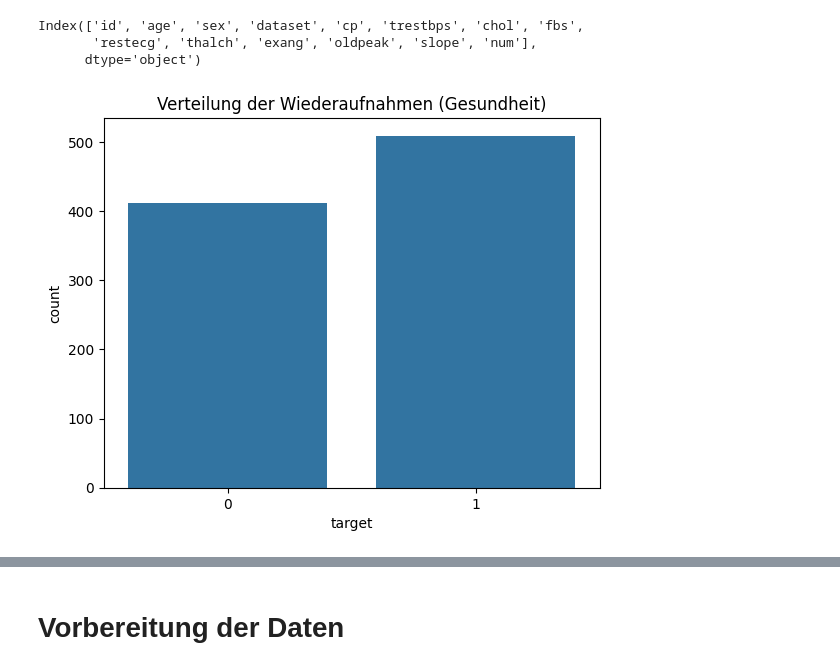
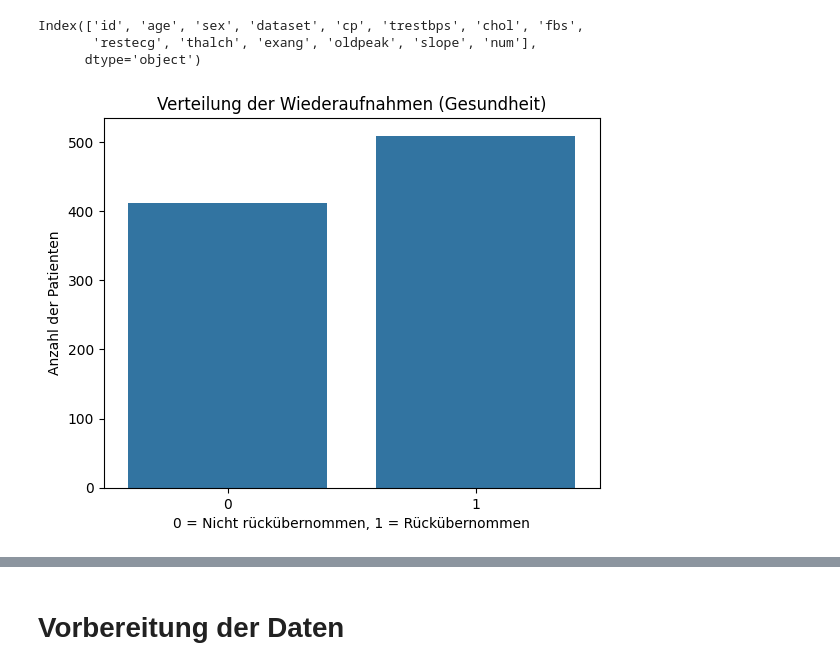
Before and after one commit to lionelcarine/Data-Science-Portfolio, a Jupyter notebook: 05_Classification/Readmission_Healthcare/heart_disease.ipynb, the cells around one changed output, grey strips where cells are left out. Cells and saved outputs as stored; diff of their text form; code cells hidden in the pictures.

```diff
--- a/05_Classification/Readmission_Healthcare/heart_disease.ipynb
+++ b/05_Classification/Readmission_Healthcare/heart_disease.ipynb
@@ -95,8 +95,11 @@ df['target'] = df['num'].apply(lambda x: 1 if x > 0 else 0)
 df.drop(columns=['id', 'dataset', 'num'], inplace=True)
 # %%
 # Graphiques
+# Verteilung der Zielvariable (target)
 sns.countplot(x='target', data=df)
 plt.title("Verteilung der Wiederaufnahmen (Gesundheit)")
+plt.xlabel("0 = Nicht rückübernommen, 1 = Rückübernommen")
+plt.ylabel("Anzahl der Patienten")
 plt.show()
 # %% [output]
-[figure, old version]
+[figure, new version]
```
Also changed, not shown: parts of 3 cells of this notebook.
